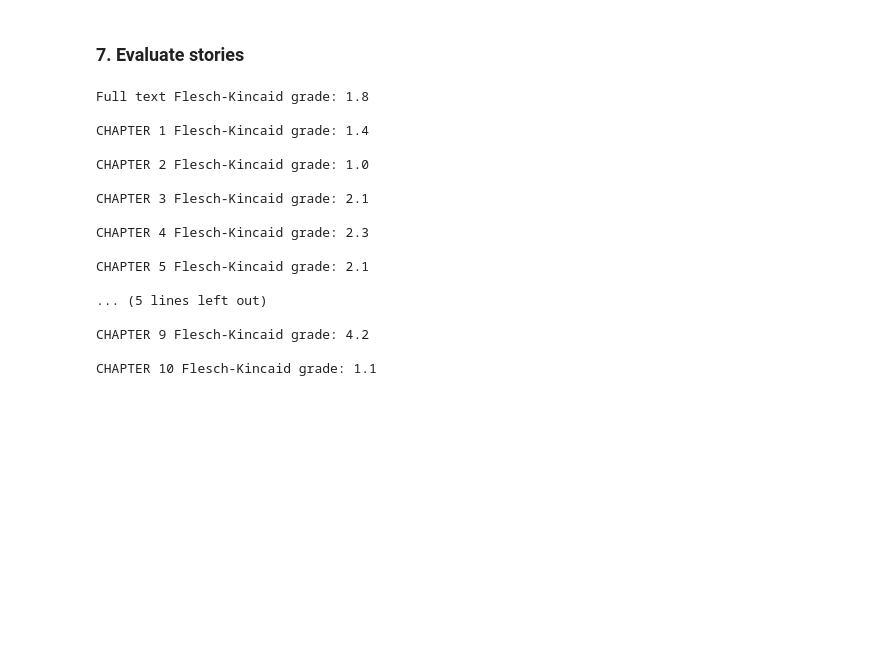
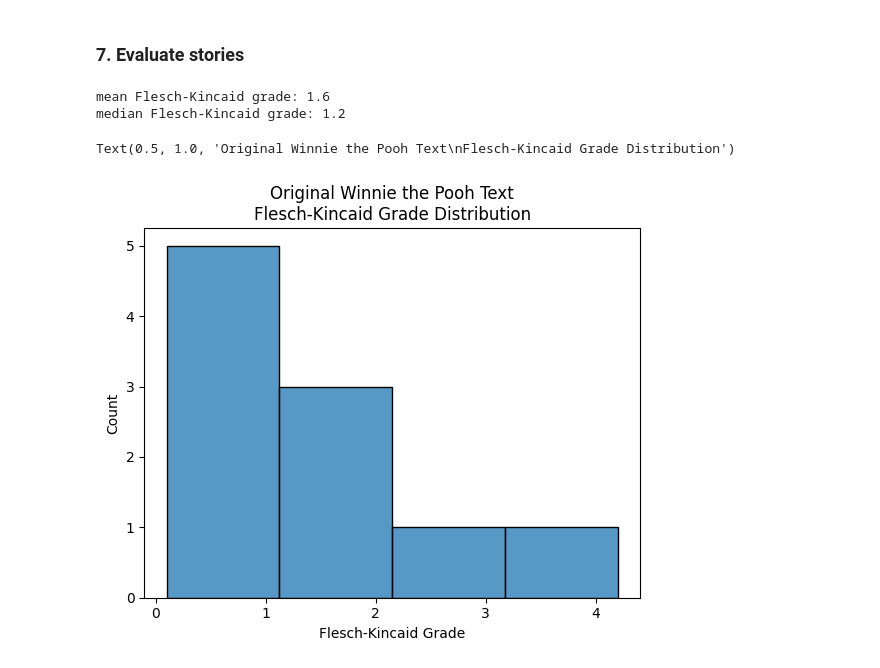
Before and after one commit to lila-b/bedtime-stories-ai, a Jupyter notebook: notebooks/00_DB_processing.ipynb, the cells around one changed output. Cells and saved outputs as stored; diff of their text form; code cells hidden in the pictures; blank space fills up the shorter version.

Commit message:
updated metrics

```diff
--- a/notebooks/00_DB_processing.ipynb
+++ b/notebooks/00_DB_processing.ipynb
@@ -326,33 +329,23 @@ results
 # %% [markdown]
 ### 7. Evaluate stories
 # %%
-from evaluation_metrics import flesch_kincaid_grade, calculate_readability_scores
-
-full_text_score = calculate_readability_scores(full_text)
-print(f"Full text Flesch-Kincaid grade: {full_text_score['Flesch-Kincaid Grade']} \n")
-
 chapter_scores = {}
 
 for i in range(len(documents)):
     chapter = i + 1
     story = documents[i]
     chapter_scores[chapter] = calculate_readability_scores(story)
-    print(f"CHAPTER {chapter} Flesch-Kincaid grade: {chapter_scores[chapter]['Flesch-Kincaid Grade']} \n")
+
+scores_df = pd.DataFrame(chapter_scores).T
+
+print(f"mean Flesch-Kincaid grade: {np.mean(scores_df['Flesch-Kincaid Grade']):.1f}")
+print(f"median Flesch-Kincaid grade: {np.median(scores_df['Flesch-Kincaid Grade']):.1f}")
 # %% [output]
-Full text Flesch-Kincaid grade: 1.8
-
-CHAPTER 1 Flesch-Kincaid grade: 1.4
-
-CHAPTER 2 Flesch-Kincaid grade: 1.0
-
-CHAPTER 3 Flesch-Kincaid grade: 2.1
-
-CHAPTER 4 Flesch-Kincaid grade: 2.3
-
-CHAPTER 5 Flesch-Kincaid grade: 2.1
-
-... (5 lines left out)
-
-CHAPTER 9 Flesch-Kincaid grade: 4.2
-
-CHAPTER 10 Flesch-Kincaid grade: 1.1
+mean Flesch-Kincaid grade: 1.6
+median Flesch-Kincaid grade: 1.2
+# %%
+sns.histplot(scores_df['Flesch-Kincaid Grade'], bins=4)
+plt.title("Original Winnie the Pooh Text\nFlesch-Kincaid Grade Distribution")
+# %% [output]
+Text(0.5, 1.0, 'Original Winnie the Pooh Text\nFlesch-Kincaid Grade Distribution')
+[figure, added]
```
Also changed, not shown: parts of 3 cells of this notebook.
